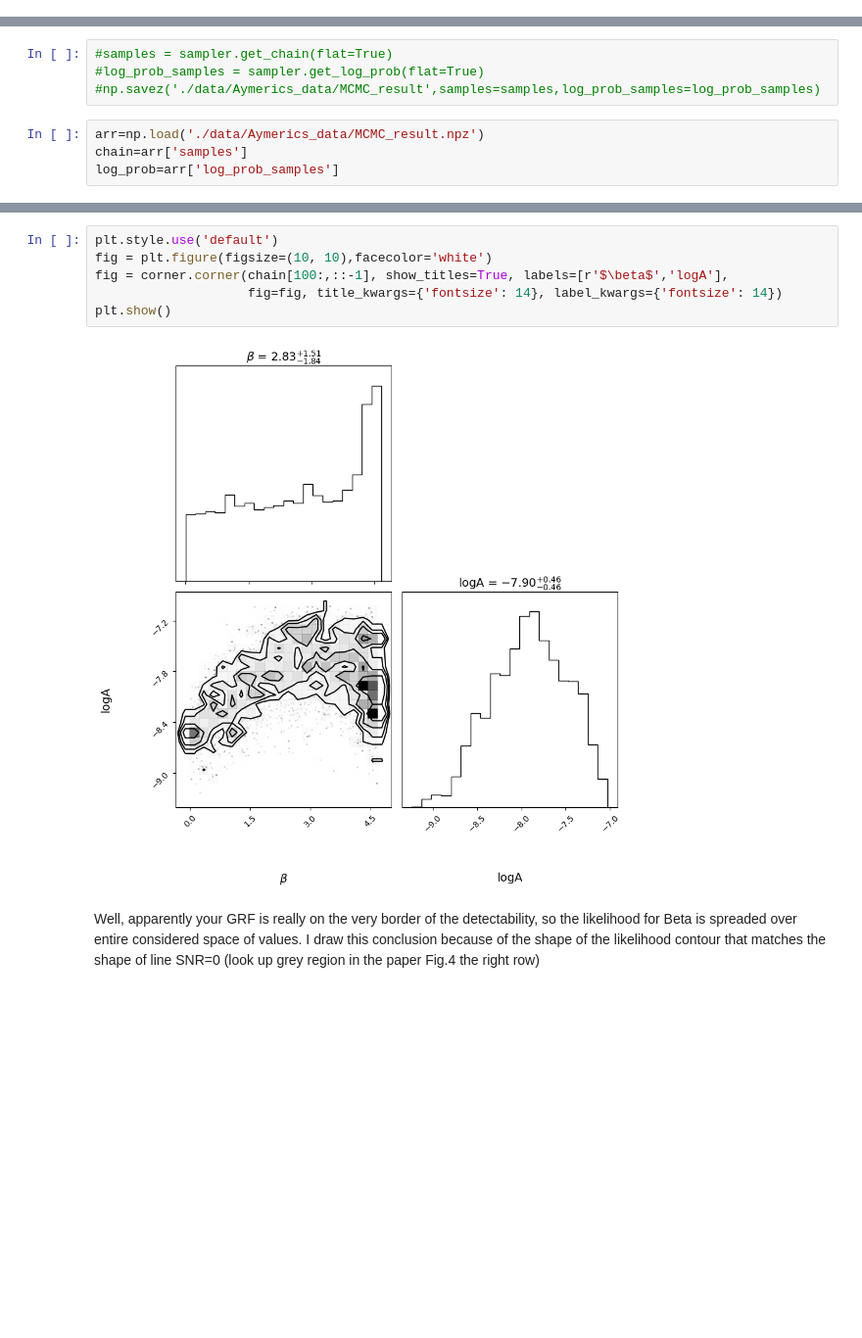
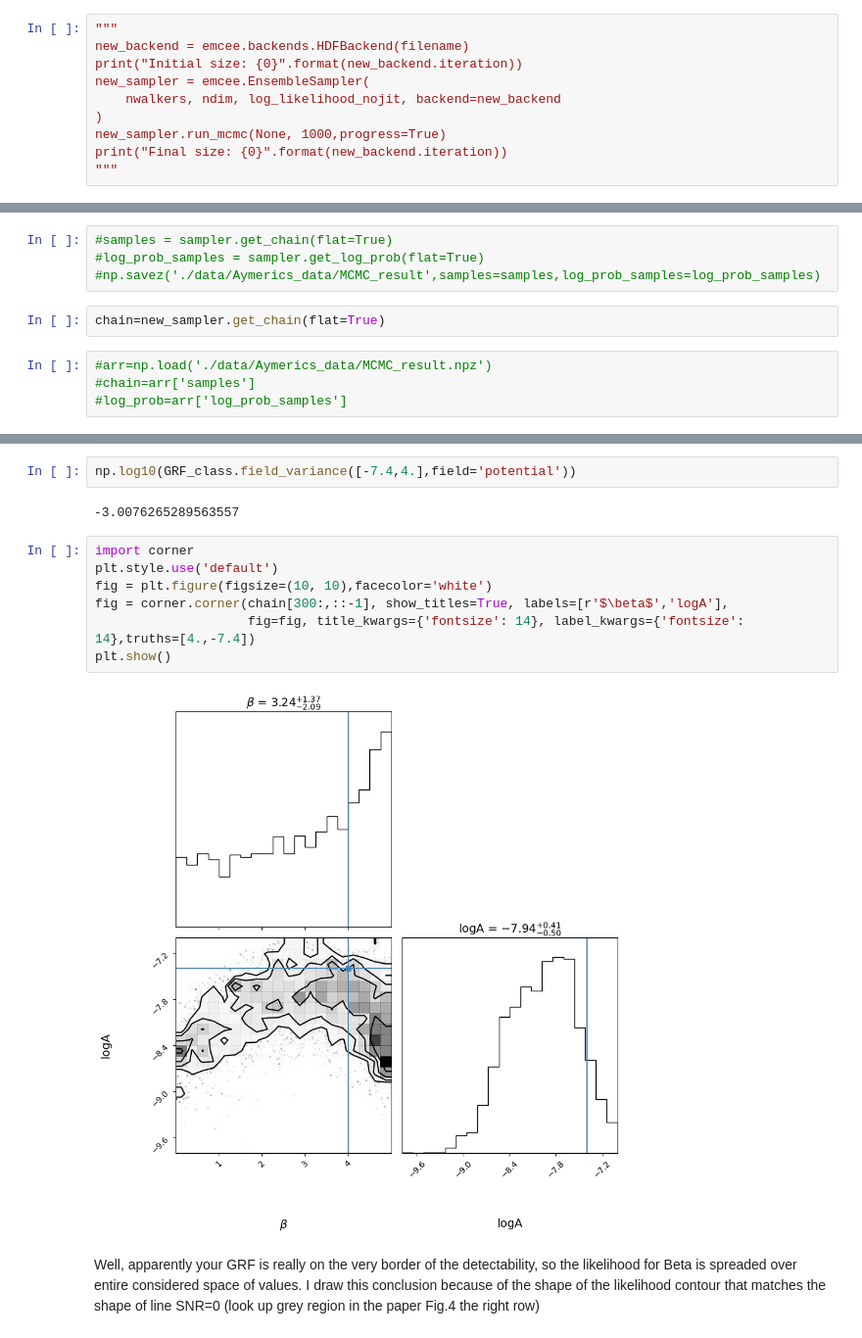
Before and after one commit to Herculens/herculens, a Jupyter notebook: GRF_perturbations/Notebooks/test_Aymeric's_data.ipynb, the cells around one changed output, grey strips where cells are left out. Shown at 98% size. Saved outputs shown, nothing was run; the diff lists cells and outputs as text; blank space fills up the shorter version.

Commit message:
Run more MCMC

```diff
--- a/GRF_perturbations/Notebooks/test_Aymeric's_data.ipynb
+++ b/GRF_perturbations/Notebooks/test_Aymeric's_data.ipynb
@@ -568,0 +572,10 @@ state = sampler.run_mcmc(p0, 1000,progress=True)
+# %%
+"""
+new_backend = emcee.backends.HDFBackend(filename)
+print("Initial size: {0}".format(new_backend.iteration))
+new_sampler = emcee.EnsembleSampler(
+    nwalkers, ndim, log_likelihood_nojit, backend=new_backend
+)
+new_sampler.run_mcmc(None, 1000,progress=True)
+print("Final size: {0}".format(new_backend.iteration))
+"""
@@ -570,7 +585,9 @@ state = sampler.run_mcmc(p0, 1000,progress=True)
 #samples = sampler.get_chain(flat=True)
 #log_prob_samples = sampler.get_log_prob(flat=True)
 #np.savez('./data/Aymerics_data/MCMC_result',samples=samples,log_prob_samples=log_prob_samples)
+# %%
+chain=new_sampler.get_chain(flat=True)
 # %%
-arr=np.load('./data/Aymerics_data/MCMC_result.npz')
-chain=arr['samples']
-log_prob=arr['log_prob_samples']
+#arr=np.load('./data/Aymerics_data/MCMC_result.npz')
+#chain=arr['samples']
+#log_prob=arr['log_prob_samples']
@@ -577,11 +598,16 @@ log_prob=arr['log_prob_samples']
+# %%
+np.log10(GRF_class.field_variance([-7.4,4.],field='potential'))
+# %% [output]
+-3.0076265289563557
 # %%
+import corner
 plt.style.use('default')
 fig = plt.figure(figsize=(10, 10),facecolor='white')
-fig = corner.corner(chain[100:,::-1], show_titles=True, labels=[r'$\beta$','logA'],
-                    fig=fig, title_kwargs={'fontsize': 14}, label_kwargs={'fontsize': 14})
+fig = corner.corner(chain[300:,::-1], show_titles=True, labels=[r'$\beta$','logA'],
+                    fig=fig, title_kwargs={'fontsize': 14}, label_kwargs={'fontsize': 14},truths=[4.,-7.4])
 plt.show()
 # %% [output]
-[figure, old version]
+[figure, new version]
 # %% [markdown]
 Well, apparently your GRF is really on the very border of the detectability, so the likelihood for Beta is spreaded over entire considered space of values.
 I draw this conclusion because of the shape of the likelihood contour that matches the shape of line SNR=0 (look up grey region in the paper Fig.4 the right row)
```
Also changed, not shown: parts of 9 cells of this notebook.
